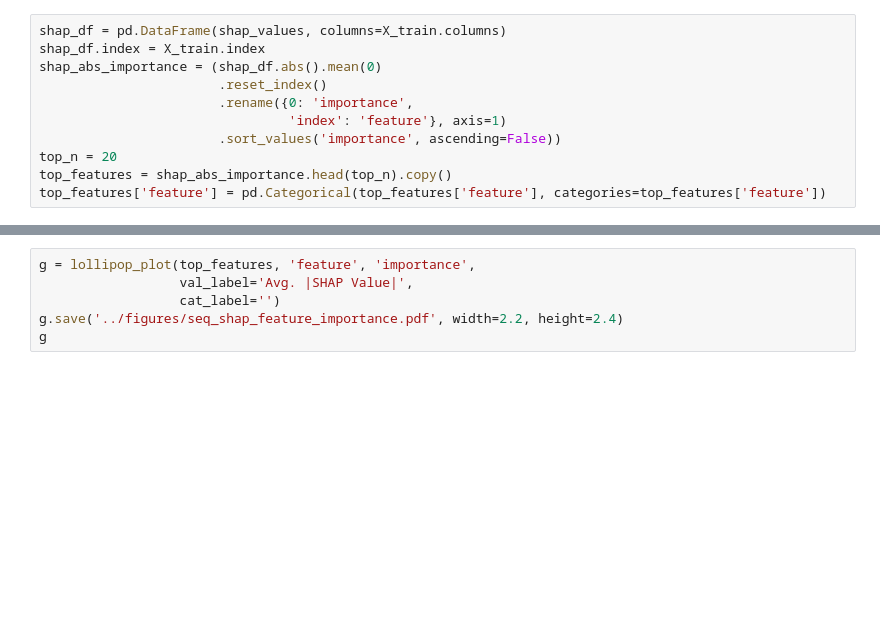
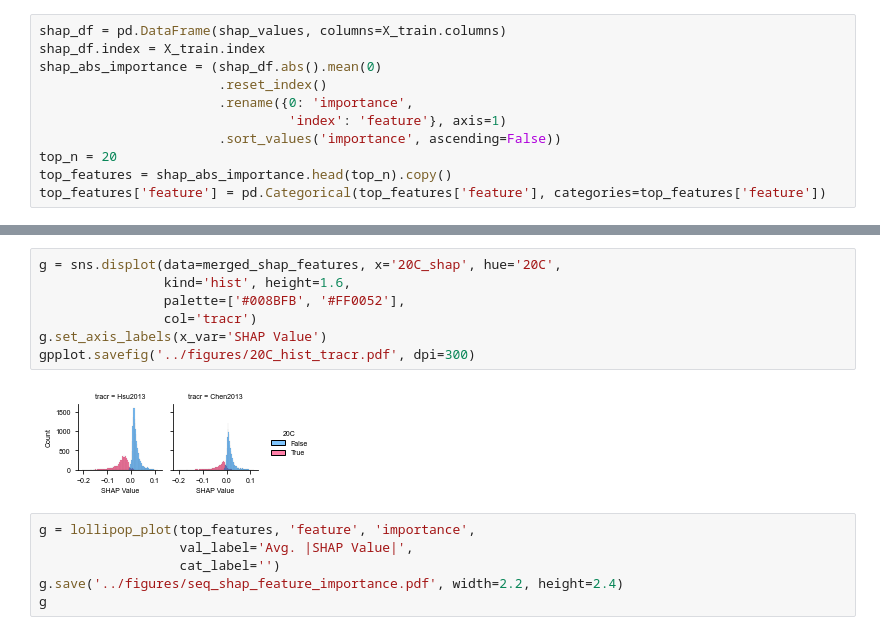
Before and after one commit to gpp-rnd/rs_dev, a Jupyter notebook: code/06_train_seq_model.ipynb, the cells around one changed output, grey strips where cells are left out. Cells and saved outputs as stored; diff of their text form; blank space fills up the shorter version.

```diff
--- a/code/06_train_seq_model.ipynb
+++ b/code/06_train_seq_model.ipynb
@@ -286,3 +300,12 @@ gpplot.savefig('../figures/20G_hist_tracr.pdf', dpi=300)
+# %%
+g = sns.displot(data=merged_shap_features, x='20C_shap', hue='20C',
+                kind='hist', height=1.6,
+                palette=['#008BFB', '#FF0052'],
+                col='tracr')
+g.set_axis_labels(x_var='SHAP Value')
+gpplot.savefig('../figures/20C_hist_tracr.pdf', dpi=300)
+# %% [output]
+[figure, added]
 # %%
 g = lollipop_plot(top_features, 'feature', 'importance',
                   val_label='Avg. |SHAP Value|',
```
Also changed, not shown: parts of 12 cells of this notebook, 9 other files.
